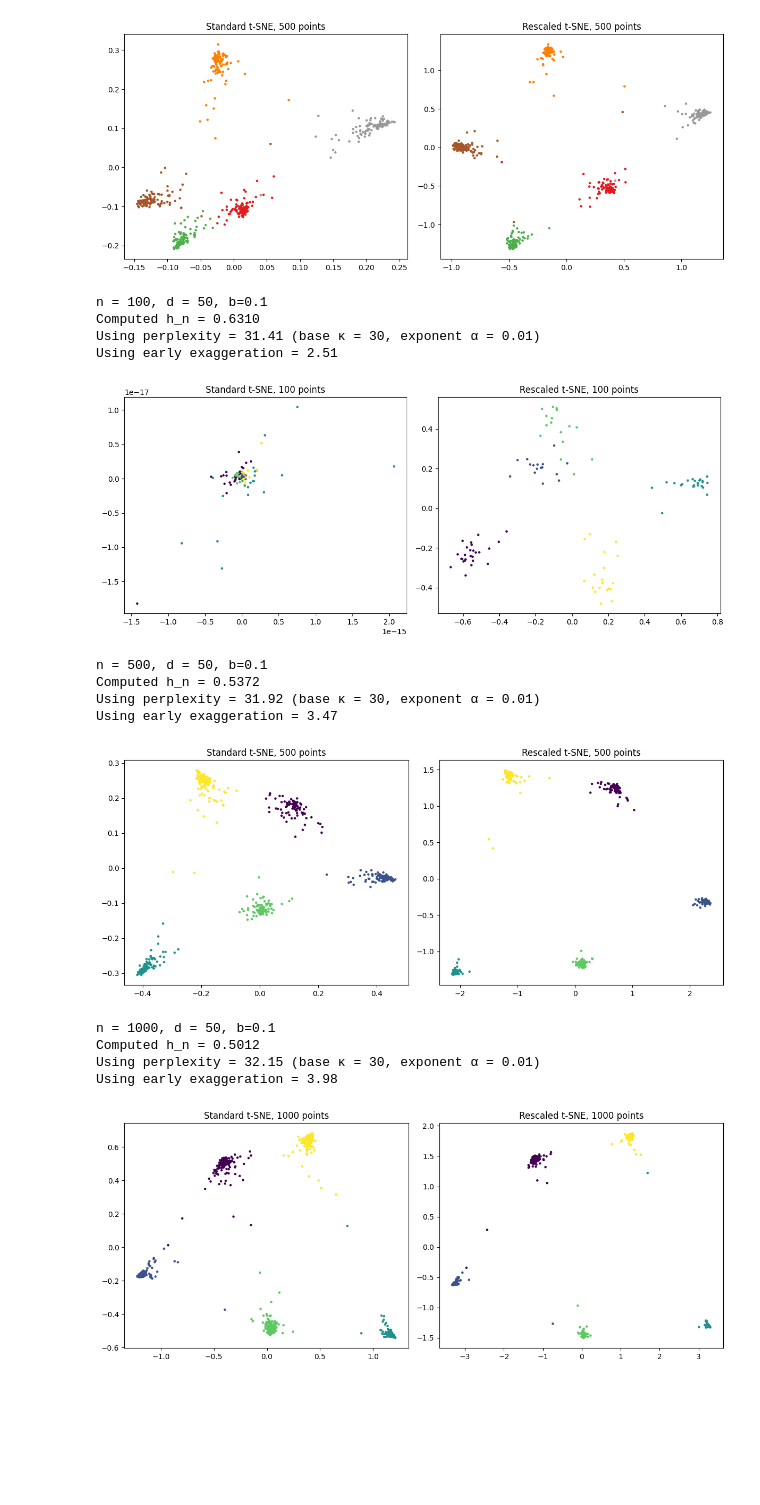
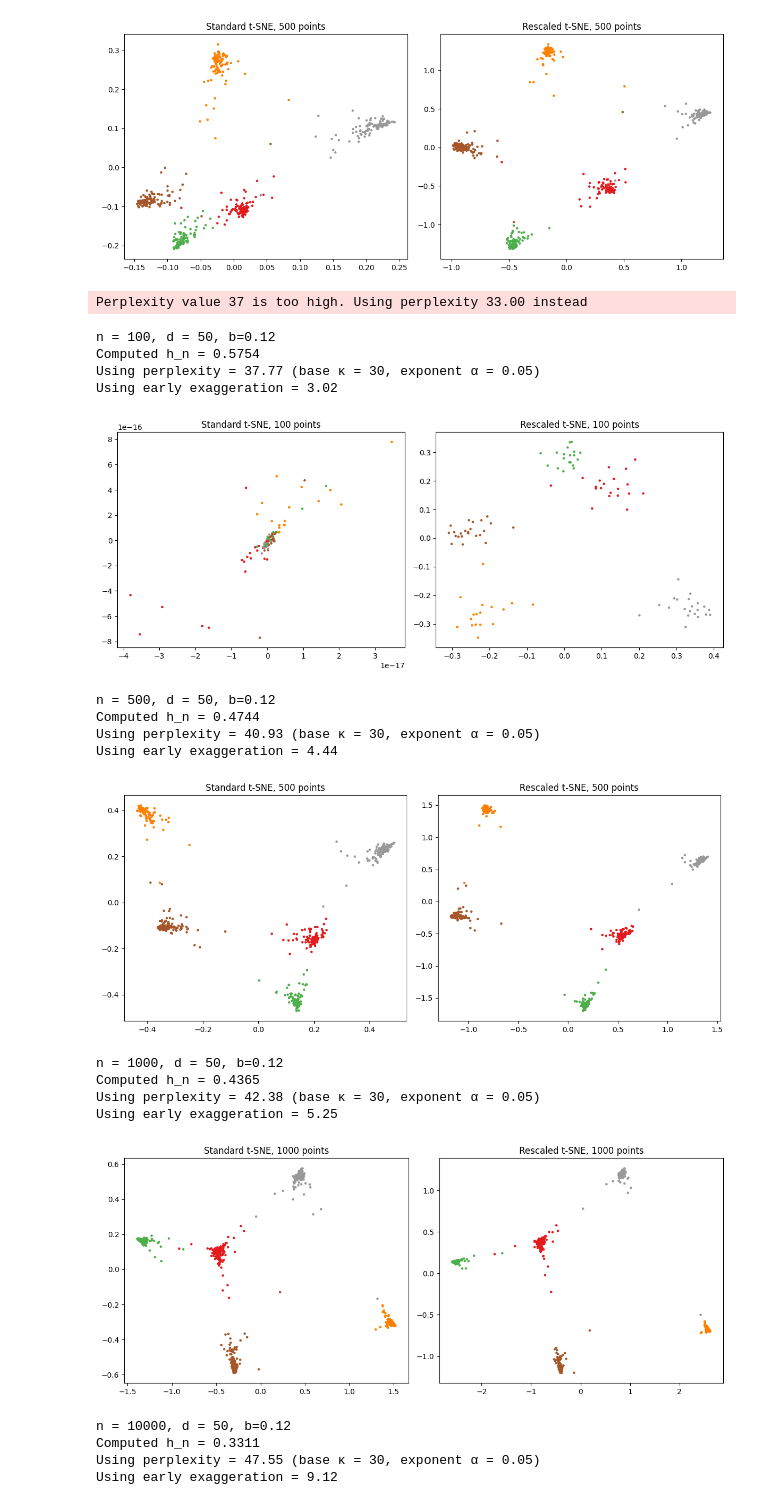
Before and after one commit to giSolve/thesis, a Jupyter notebook: code/large_data_rescaled_tsne.ipynb, the cells around one changed output. Drawn from its saved outputs; the diff is of its cells as text; code cells hidden in the pictures; blank space fills up the shorter version.

Commit message:
improved code for large data rescaled tsne

```diff
--- a/code/large_data_rescaled_tsne.ipynb
+++ b/code/large_data_rescaled_tsne.ipynb
@@ -124,20 +126,25 @@ Using perplexity = 40.93 (base κ = 30, exponent α = 0.05)
 Using early exaggeration = 4.44
 [figure]
 # %%
-comp_rescaled_tsne_on_sizes([100, 500, 1000, 10000, 100000, 1000000, 10000000])
+comp_rescaled_tsne_on_sizes([100, 500, 1000, 10000, 100000, 1000000])
 # %% [output]
-n = 100, d = 50, b=0.1
-Computed h_n = 0.6310
-Using perplexity = 31.41 (base κ = 30, exponent α = 0.01)
-Using early exaggeration = 2.51
+Perplexity value 37 is too high. Using perplexity 33.00 instead
+n = 100, d = 50, b=0.12
+Computed h_n = 0.5754
+Using perplexity = 37.77 (base κ = 30, exponent α = 0.05)
+Using early exaggeration = 3.02
-[figure, old version]
+[figure, new version]
-n = 500, d = 50, b=0.1
-Computed h_n = 0.5372
-Using perplexity = 31.92 (base κ = 30, exponent α = 0.01)
-Using early exaggeration = 3.47
+n = 500, d = 50, b=0.12
+Computed h_n = 0.4744
+Using perplexity = 40.93 (base κ = 30, exponent α = 0.05)
+Using early exaggeration = 4.44
-[figure, old version]
+[figure, new version]
-n = 1000, d = 50, b=0.1
-Computed h_n = 0.5012
-Using perplexity = 32.15 (base κ = 30, exponent α = 0.01)
-Using early exaggeration = 3.98
+n = 1000, d = 50, b=0.12
+Computed h_n = 0.4365
+Using perplexity = 42.38 (base κ = 30, exponent α = 0.05)
+Using early exaggeration = 5.25
-[figure, old version]
+[figure, new version]
+n = 10000, d = 50, b=0.12
+Computed h_n = 0.3311
+Using perplexity = 47.55 (base κ = 30, exponent α = 0.05)
+Using early exaggeration = 9.12
```
Also changed, not shown: parts of 8 cells of this notebook, 12 other files.
